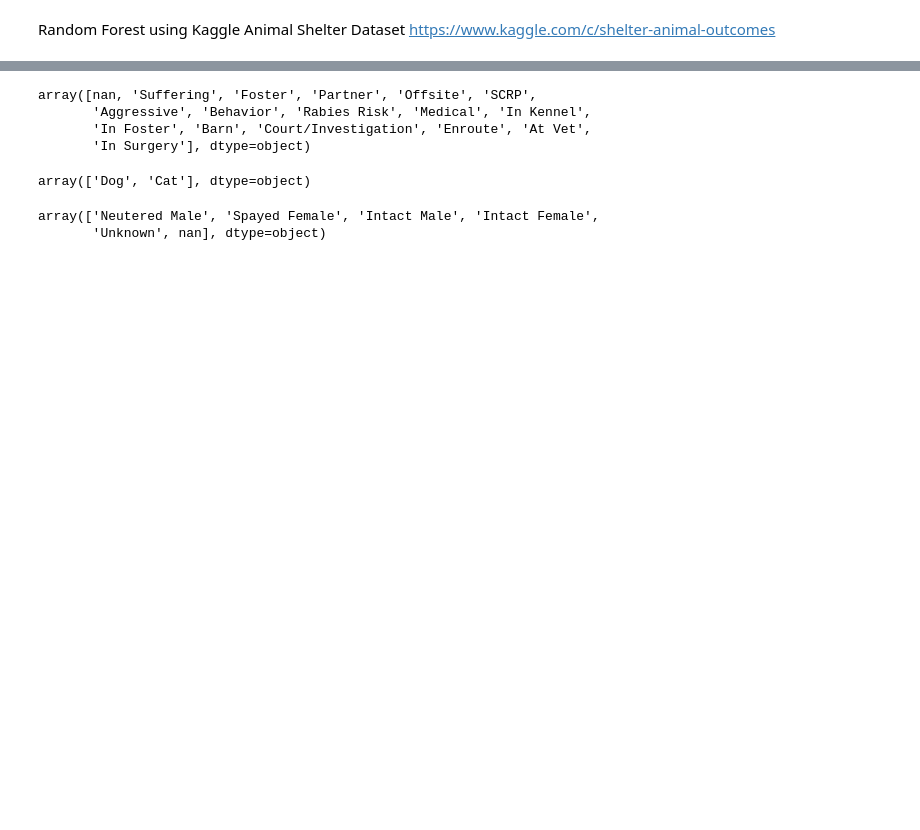
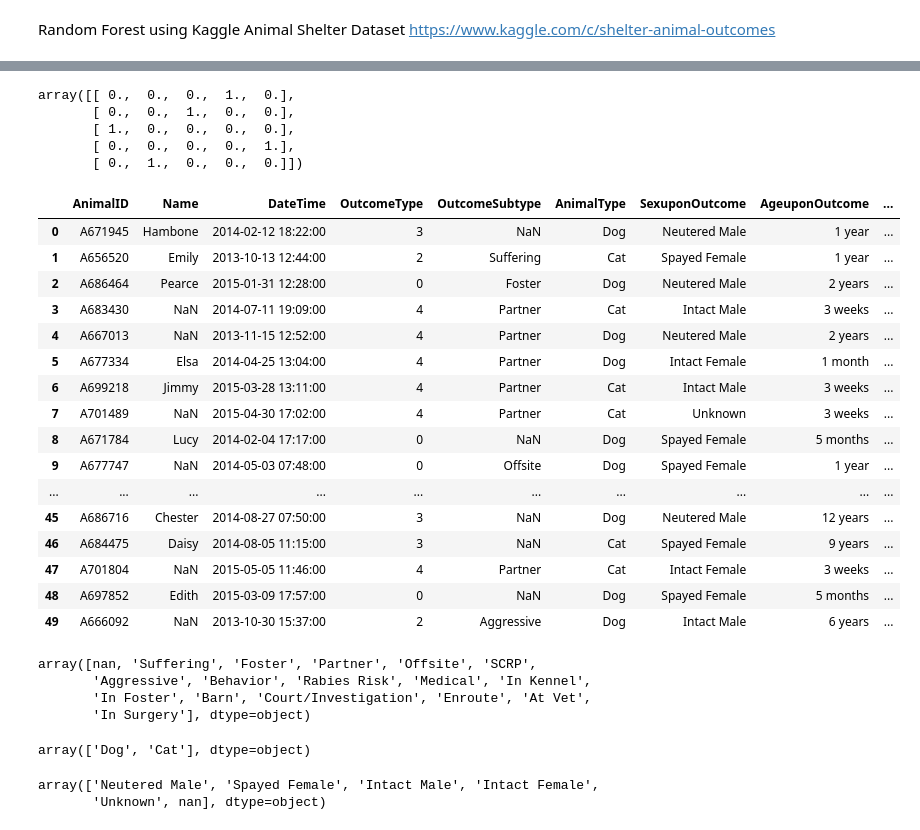
Before and after one commit to ToferC/python-machine-learning, a Jupyter notebook: Random Forest Example.ipynb, the cells around one changed output, grey strips where cells are left out. Cells and saved outputs as stored; diff of their text form; code cells hidden in the pictures; blank space fills up the shorter version.

```diff
--- a/Random Forest Example.ipynb
+++ b/Random Forest Example.ipynb
@@ -29,7 +26,0 @@ array(['Return_to_owner', 'Euthanasia', 'Adoption', 'Transfer', 'Died'], dtype=o
-# %%
-outcome = {}
-
-for i, oc in enumerate(train_df.OutcomeType.unique()):
-    outcome[oc] = i
-
-train_df['OutcomeType'] = train_df.OutcomeType.map( outcome ).astype(int)
@@ -35,0 +29,4 @@ train_df['OutcomeType'] = train_df.OutcomeType.map( outcome ).astype(int)
+# %%
+encoder = preprocessing.LabelEncoder()
+# %%
+encoder.fit(outcomes)
@@ -36,3 +53,35 @@ train_df['OutcomeType'] = train_df.OutcomeType.map( outcome ).astype(int)
+# %%
+dummy_y
+# %% [output]
+array([[ 0.,  0.,  0.,  1.,  0.],
+       [ 0.,  0.,  1.,  0.,  0.],
+       [ 1.,  0.,  0.,  0.,  0.],
+       [ 0.,  0.,  0.,  0.,  1.],
+       [ 0.,  1.,  0.,  0.,  0.]])
+# %%
+# Transform value in DF
+
+train_df.OutcomeType = encoder.transform(train_df.OutcomeType)
+# %%
+train_df.head(50)
+# %% [output]
+|  | AnimalID | Name | DateTime | OutcomeType | OutcomeSubtype | AnimalType | SexuponOutcome | AgeuponOutcome | ... |
+| 0 | A671945 | Hambone | 2014-02-12 18:22:00 | 3 | NaN | Dog | Neutered Male | 1 year | ... |
+| 1 | A656520 | Emily | 2013-10-13 12:44:00 | 2 | Suffering | Cat | Spayed Female | 1 year | ... |
+| 2 | A686464 | Pearce | 2015-01-31 12:28:00 | 0 | Foster | Dog | Neutered Male | 2 years | ... |
+| 3 | A683430 | NaN | 2014-07-11 19:09:00 | 4 | Partner | Cat | Intact Male | 3 weeks | ... |
+| 4 | A667013 | NaN | 2013-11-15 12:52:00 | 4 | Partner | Dog | Neutered Male | 2 years | ... |
+| 5 | A677334 | Elsa | 2014-04-25 13:04:00 | 4 | Partner | Dog | Intact Female | 1 month | ... |
+| 6 | A699218 | Jimmy | 2015-03-28 13:11:00 | 4 | Partner | Cat | Intact Male | 3 weeks | ... |
+| 7 | A701489 | NaN | 2015-04-30 17:02:00 | 4 | Partner | Cat | Unknown | 3 weeks | ... |
+| 8 | A671784 | Lucy | 2014-02-04 17:17:00 | 0 | NaN | Dog | Spayed Female | 5 months | ... |
+| 9 | A677747 | NaN | 2014-05-03 07:48:00 | 0 | Offsite | Dog | Spayed Female | 1 year | ... |
+| ... | ... | ... | ... | ... | ... | ... | ... | ... | ... |
+| 45 | A686716 | Chester | 2014-08-27 07:50:00 | 3 | NaN | Dog | Neutered Male | 12 years | ... |
+| 46 | A684475 | Daisy | 2014-08-05 11:15:00 | 3 | NaN | Cat | Spayed Female | 9 years | ... |
+| 47 | A701804 | NaN | 2015-05-05 11:46:00 | 4 | Partner | Cat | Intact Female | 3 weeks | ... |
+| 48 | A697852 | Edith | 2015-03-09 17:57:00 | 0 | NaN | Dog | Spayed Female | 5 months | ... |
+| 49 | A666092 | NaN | 2013-10-30 15:37:00 | 2 | Aggressive | Dog | Intact Male | 6 years | ... |
 # %%
 train_df.OutcomeSubtype.unique()
 # %% [output]
```
Also changed, not shown: parts of 42 cells of this notebook, 1 other file.
